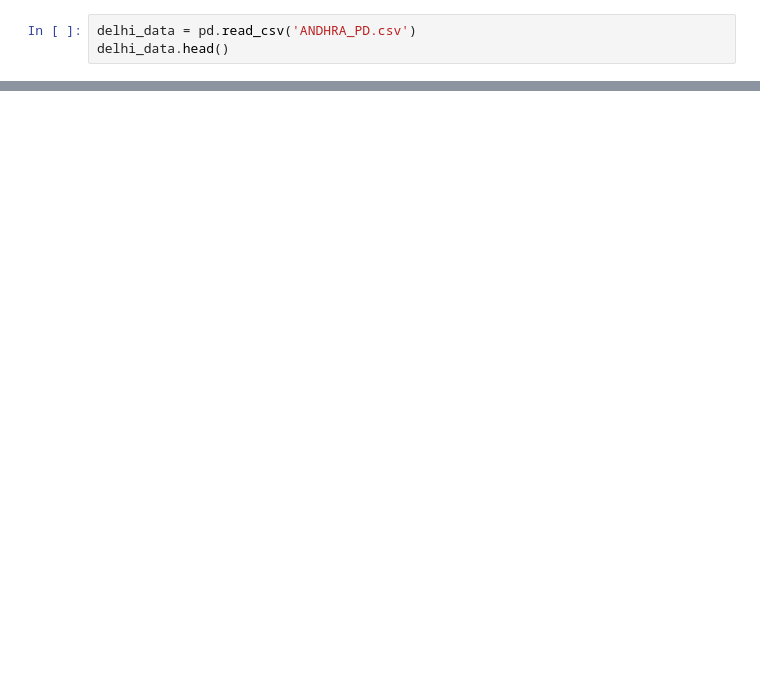
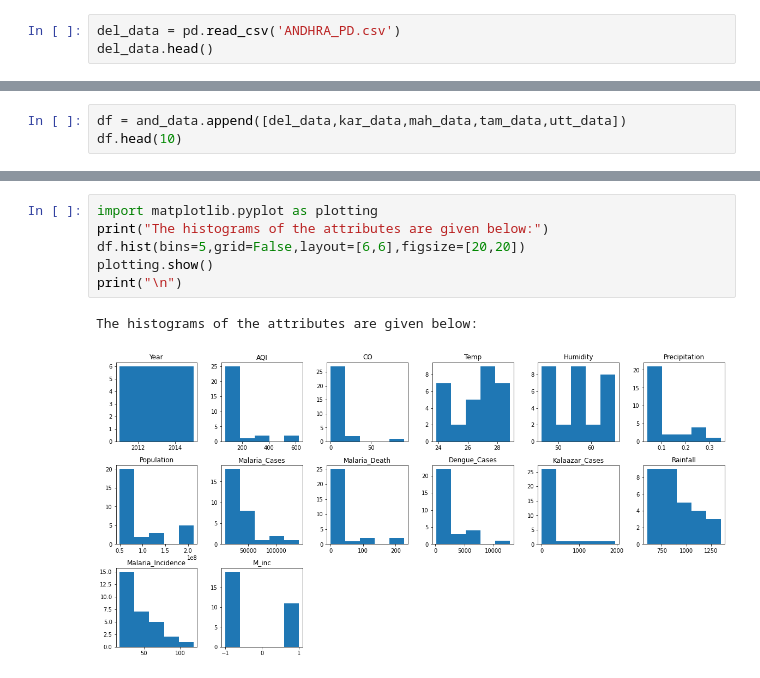
Before and after one commit to harisaisundhar/climate-malaria-canal, a Jupyter notebook: ML_model/tables.ipynb, the cells around one changed output, grey strips where cells are left out. Cells and saved outputs as stored; diff of their text form; blank space fills up the shorter version.

```diff
--- a/ML_model/tables.ipynb
+++ b/ML_model/tables.ipynb
@@ -10,8 +10,8 @@ and_data.head()
 | 3 | 2012 | 97.556164 | 0.621726 | 27.814384 | 47.174087 | 0.047454 | 50320429 | 24699 | 2 | ... |
 | 4 | 2011 | 93.980822 | 0.570110 | 28.015639 | 55.852740 | 0.235377 | 49576777 | 13351 | 0 | ... |
 # %%
-delhi_data = pd.read_csv('ANDHRA_PD.csv')
-delhi_data.head()
+del_data = pd.read_csv('ANDHRA_PD.csv')
+del_data.head()
 # %% [output]
 |  | Year | AQI | CO | Temp | Humidity | Precipitation | Population | Malaria_Cases | Malaria_Death | ... |
 | 0 | 2015 | 127.690608 | 0.748287 | 26.819635 | 51.720091 | 0.039897 | 52618984 | 25152 | 3 | ... |
@@ -61,0 +99,3 @@ utt_data.head()
+# %%
+df = and_data.append([del_data,kar_data,mah_data,tam_data,utt_data])
+df.head(10)
@@ -61,0 +145,9 @@ utt_data.head()
+# %%
+import matplotlib.pyplot as plotting
+print("The histograms of the attributes are given below:")
+df.hist(bins=5,grid=False,layout=[6,6],figsize=[20,20])
+plotting.show()
+print("\n")
+# %% [output]
+The histograms of the attributes are given below:
+[figure, added]
```
Also changed, not shown: parts of 19 cells of this notebook.
